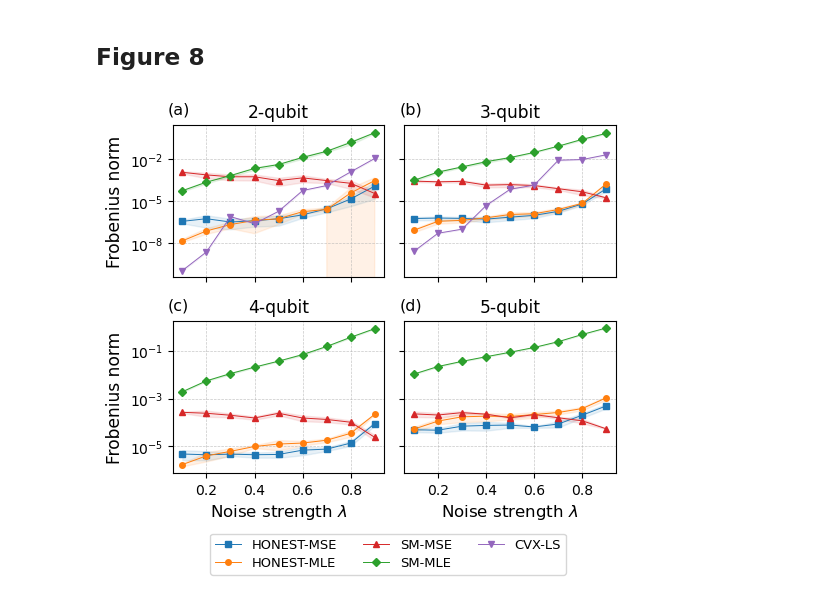
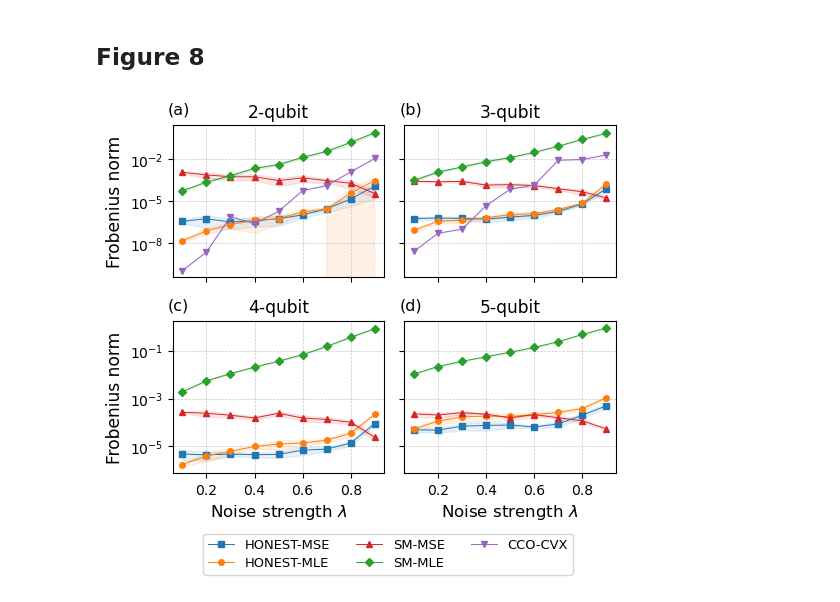
Before and after one commit to agtomo/SGD-QMT, a Jupyter notebook: data_and_paper_plots/PaperPlots.ipynb, the cells around one changed output. Saved outputs shown, nothing was run; the diff lists cells and outputs as text; code cells hidden in the pictures.

```diff
--- a/data_and_paper_plots/PaperPlots.ipynb
+++ b/data_and_paper_plots/PaperPlots.ipynb
@@ -1082,7 +1078,7 @@ def plot_frobenius_results(qubit_list=[2,3,4,5]):
         "HONEST-MLE": "o",
         "SM-MSE": "^",
         "SM-MLE": "D",
-        "CVX-LS": "v"
+        "CCO-CVX": "v"
     }
 
     legend_lines = {}
@@ -1127,7 +1123,7 @@ def plot_frobenius_results(qubit_list=[2,3,4,5]):
             avg_frob = results[:,1]
             std_frob = results[:,2]
 
-            all_methods.append("CVX-LS")
+            all_methods.append("CCO-CVX")
             all_mean.append(avg_frob)
             all_std.append(std_frob)
 
@@ -1177,31 +1173,31 @@ def plot_frobenius_results(qubit_list=[2,3,4,5]):
             ax.set_ylabel("")
             ax.tick_params(labelleft=False)
         if idx // 2 == 1:
             ax.set_xlabel("Noise strength $\lambda$", fontsize=12)
         else:
             ax.set_xlabel("")
             ax.tick_params(labelbottom=False)
         ax.grid(True, which="both", linestyle="--", linewidth=0.5, alpha=0.7)
 
     plt.tight_layout()
 
     # Add legend
     if legend_lines:
         fig.legend(
             handles=list(legend_lines.values()),
             labels=list(legend_lines.keys()),
             loc='lower center',
             ncol=3,
             fontsize=9.4,
             frameon=True,
             bbox_to_anchor=(0.55, -0.1)
         )
 
     plt.savefig('noise-QMT.pdf', format='pdf', dpi=4000, bbox_inches='tight', pad_inches=0.01)
     plt.show()
 
 
 # Example usage
 plot_frobenius_results(qubit_list=[2,3,4,5])
 # %% [output]
-[figure, old version]
+[figure, new version]
```
Also changed, not shown: parts of 2 cells of this notebook, 1 other file.
